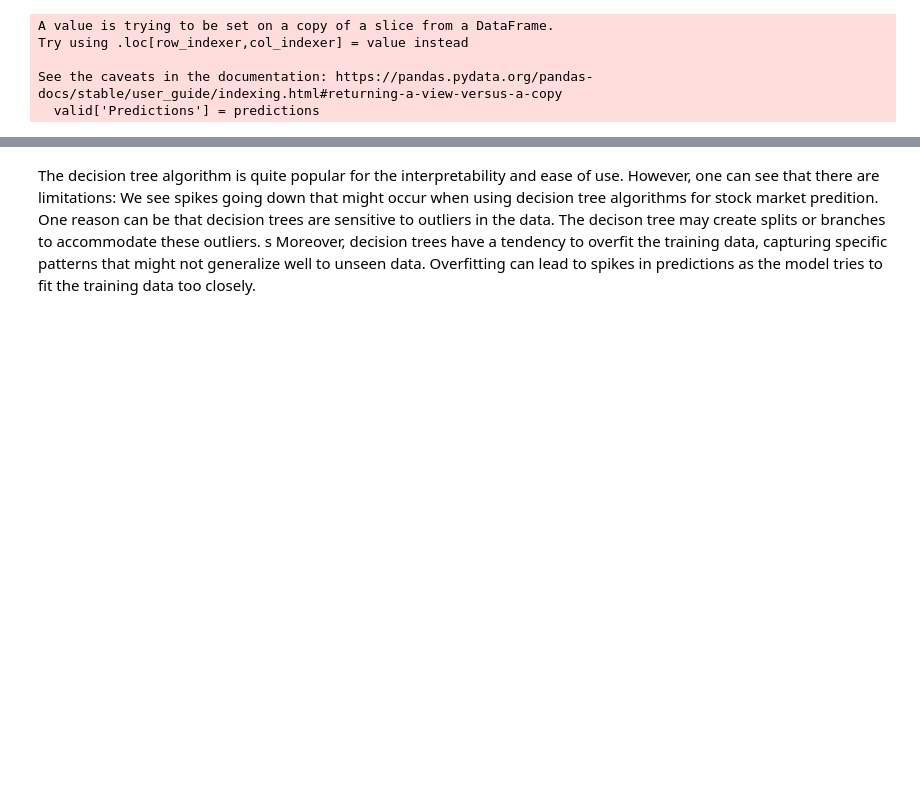
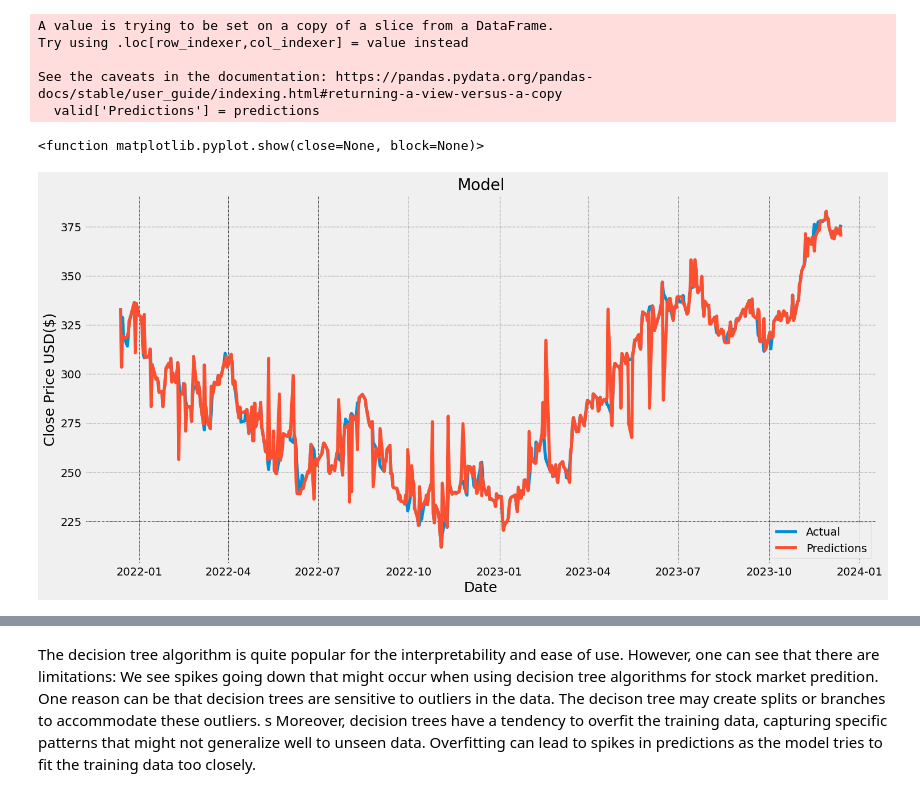
Before and after one commit to kh4n9373/STOCK-PRICE-PREDICTION, a Jupyter notebook: Machine Learning/Decision Tree.ipynb, the cells around one changed output, grey strips where cells are left out. Saved outputs shown, nothing was run; the diff lists cells and outputs as text; code cells hidden in the pictures; blank space fills up the shorter version.

```diff
--- a/Machine Learning/Decision Tree.ipynb
+++ b/Machine Learning/Decision Tree.ipynb
@@ -116,4 +105,17 @@ Try using .loc[row_indexer,col_indexer] = value instead
 
 See the caveats in the documentation: https://pandas.pydata.org/pandas-docs/stable/user_guide/indexing.html#returning-a-view-versus-a-copy
   valid['Predictions'] = predictions
+# %%
+plt.figure(figsize = (16,8))
+plt.title('Model')
+plt.xlabel('Date', fontsize = 18)
+plt.ylabel('Close Price USD($)', fontsize = 18)
+# plt.plot(train['Close'])
+plt.plot(valid[['Close','Predictions']])
+plt.grid(which='major',color='k', linestyle='-.',linewidth=0.5)
+plt.legend(['Actual', 'Predictions'], loc = 'lower right')
+plt.show
+# %% [output]
+<function matplotlib.pyplot.show(close=None, block=None)>
+[figure, added]
 # %%
```
Also changed, not shown: parts of 7 cells of this notebook.
